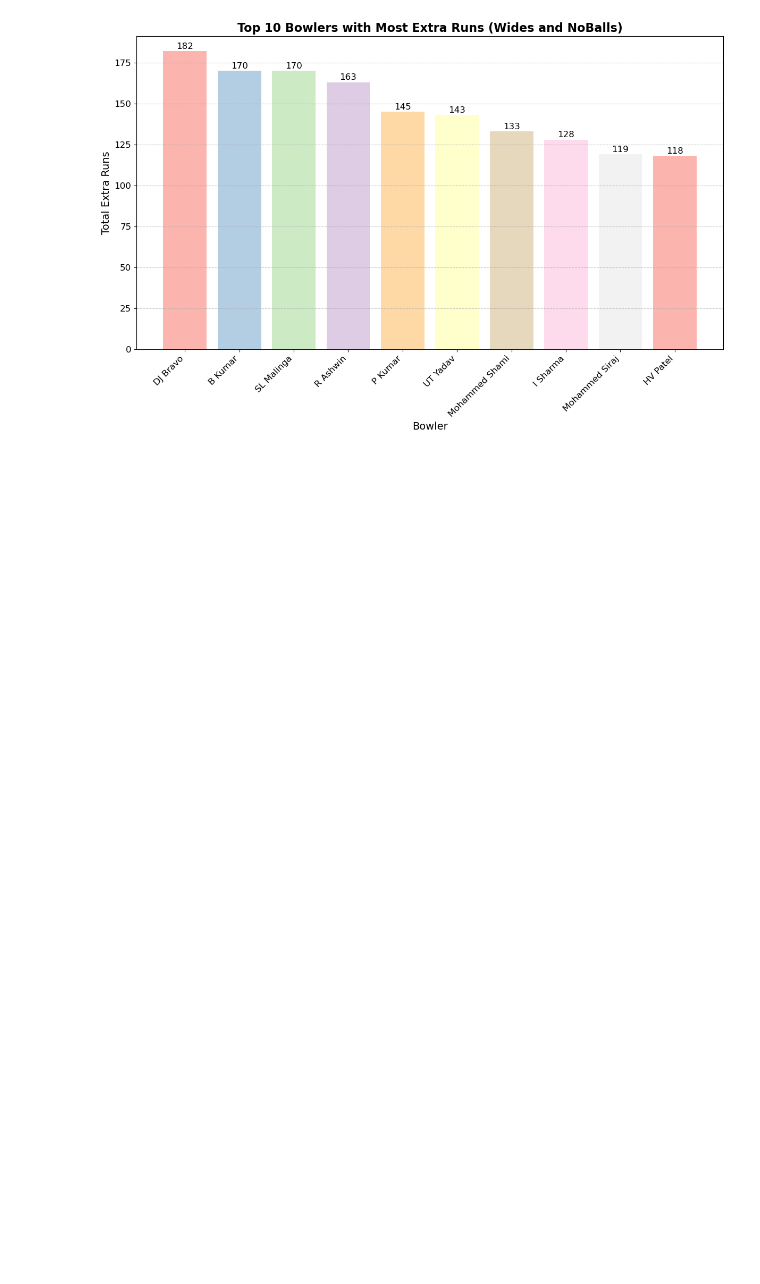
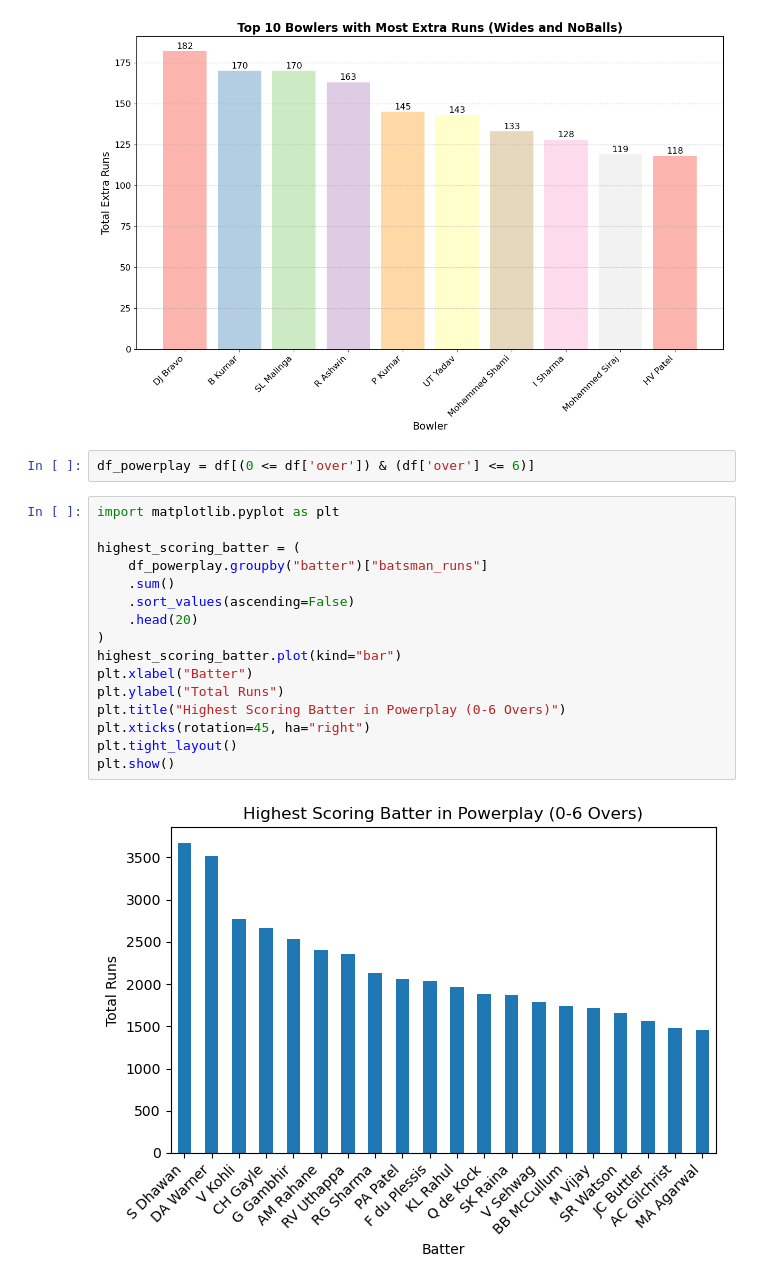
Before and after one commit to code-with-aneesh/IPL_Analysis, a Jupyter notebook: delivery_analysis.ipynb, the cells around one changed output. Saved outputs shown, nothing was run; the diff lists cells and outputs as text; blank space fills up the shorter version.

```diff
--- a/delivery_analysis.ipynb
+++ b/delivery_analysis.ipynb
@@ -463,3 +463,23 @@ plt.tight_layout()
 plt.show()
 # %% [output]
 [figure]
+# %%
+df_powerplay = df[(0 <= df['over']) & (df['over'] <= 6)]
+# %%
+import matplotlib.pyplot as plt
+
+highest_scoring_batter = (
+    df_powerplay.groupby("batter")["batsman_runs"]
+    .sum()
+    .sort_values(ascending=False)
+    .head(20)
+)
+highest_scoring_batter.plot(kind="bar")
+plt.xlabel("Batter")
+plt.ylabel("Total Runs")
+plt.title("Highest Scoring Batter in Powerplay (0-6 Overs)")
+plt.xticks(rotation=45, ha="right")
+plt.tight_layout()
+plt.show()
+# %% [output]
+[figure, added]
```
Also changed, not shown: parts of 1 cell of this notebook, 1 other file.
